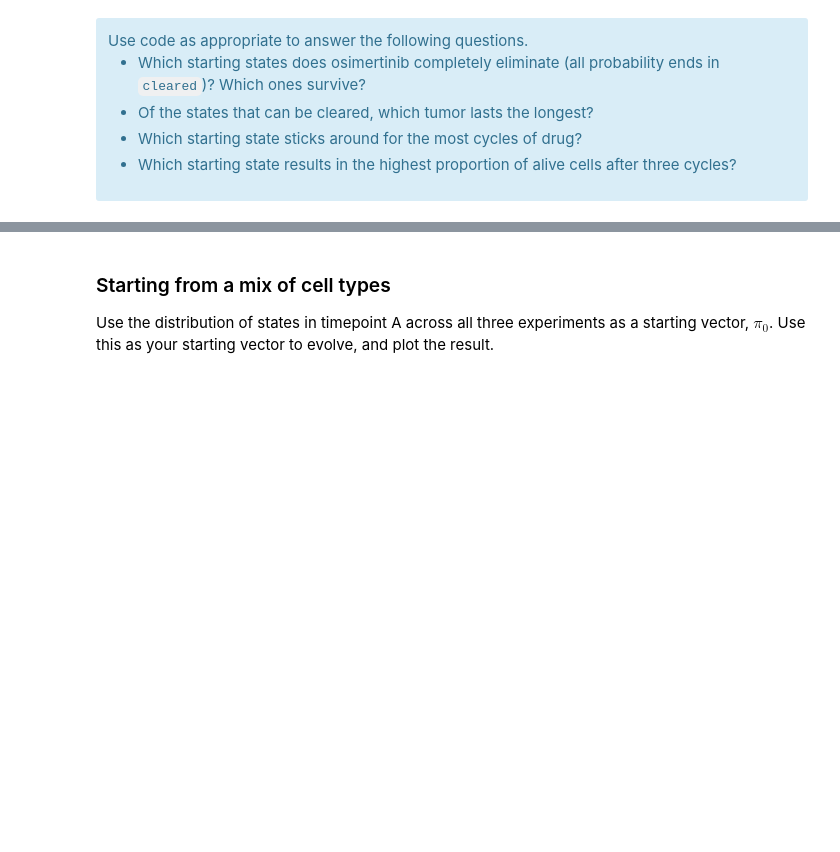
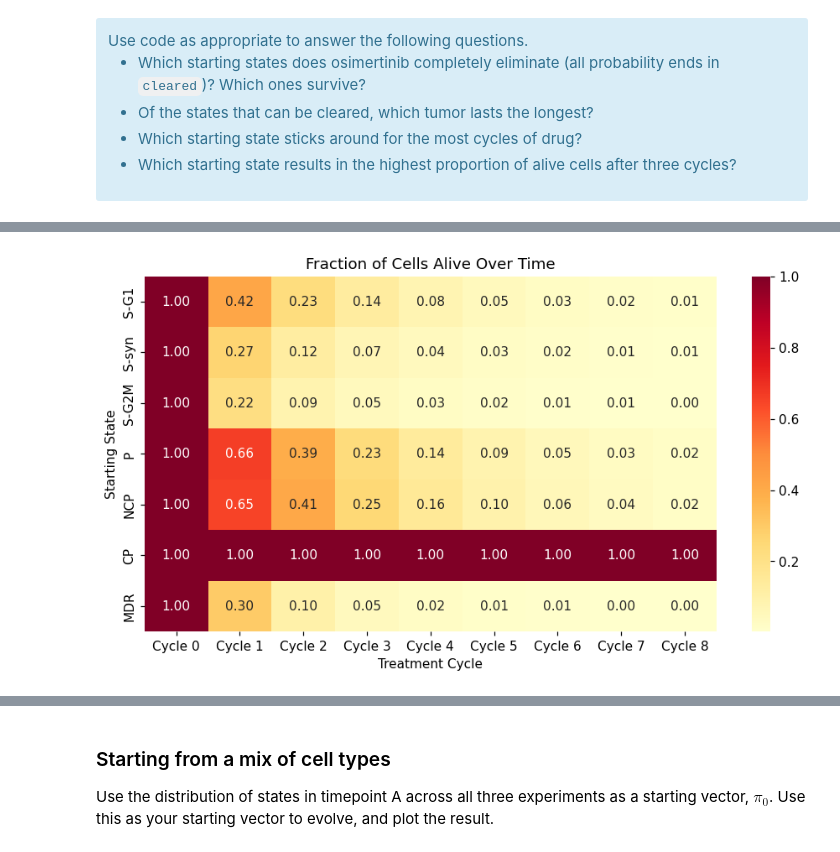
Before and after one commit to nazifar4/uu_markov, a Jupyter notebook: lab_2/Lab09_markov_chain_cells.ipynb, the cells around one changed output, grey strips where cells are left out. Drawn from its saved outputs; the diff is of its cells as text; code cells hidden in the pictures; blank space fills up the shorter version.

```diff
--- a/lab_2/Lab09_markov_chain_cells.ipynb
+++ b/lab_2/Lab09_markov_chain_cells.ipynb
@@ -294,0 +326,29 @@ Use code as appropriate to answer the following questions.
+# %%
+# Heatmap showing survival through all cycles
+
+survival = {}
+
+for s in STATES:
+    traj = evolve(basis(s, P_hat), P_hat, 8)
+    survival[s] = 1 - traj[:, OUTCOMES.index("cleared")]
+
+survival_df = pd.DataFrame(
+    survival,
+    index=[f"Cycle {i}" for i in range(9)]
+)
+
+plt.figure(figsize=(10,5))
+
+sns.heatmap(
+    survival_df.T,
+    annot=True,
+    fmt=".2f",
+    cmap="YlOrRd"
+)
+
+plt.title("Fraction of Cells Alive Over Time")
+plt.xlabel("Treatment Cycle")
+plt.ylabel("Starting State")
+plt.show()
+# %% [output]
+[figure, added]
```
Also changed, not shown: parts of 24 cells of this notebook.
